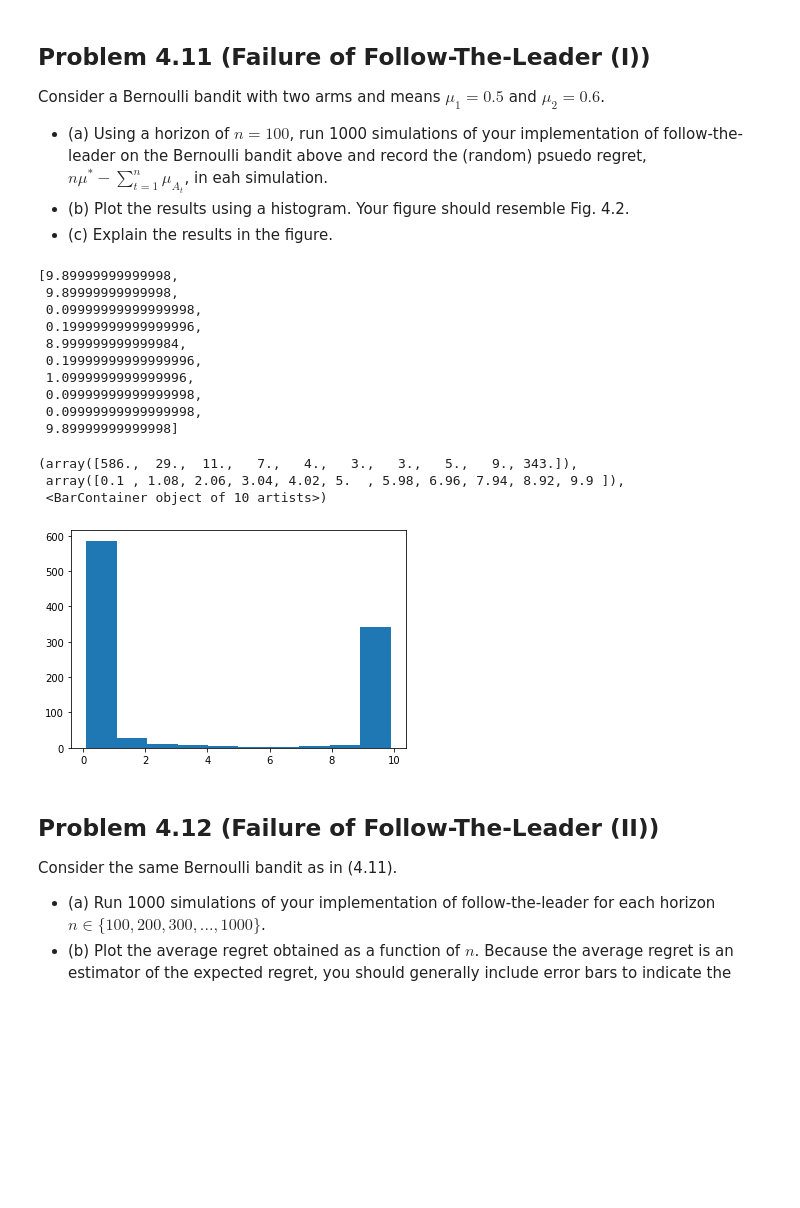
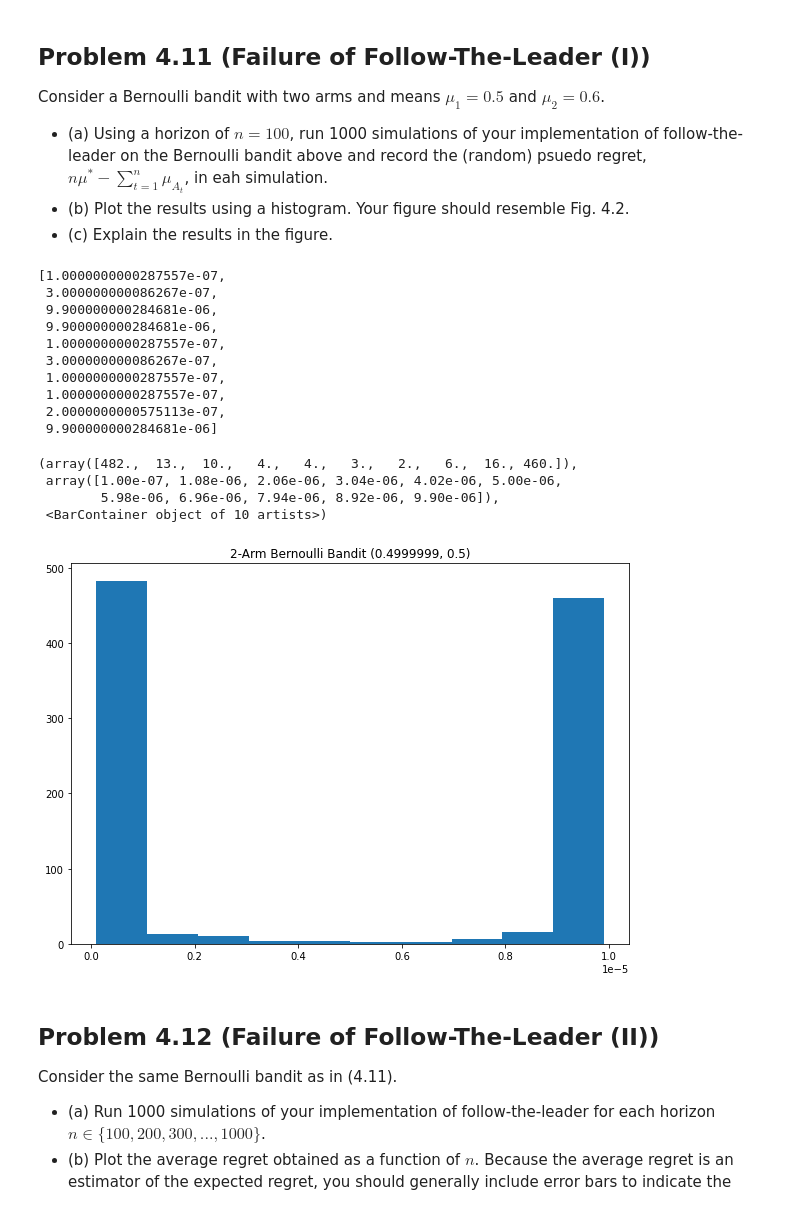
Before and after one commit to hunter-heidenreich/Bandit-Algorithms, a Jupyter notebook: chapters/04/SolvedProblems.ipynb, the cells around one changed output. Cells and saved outputs as stored; diff of their text form; code cells hidden in the pictures; blank space fills up the shorter version.

```diff
--- a/chapters/04/SolvedProblems.ipynb
+++ b/chapters/04/SolvedProblems.ipynb
@@ -126,29 +126,35 @@ Consider a Bernoulli bandit with two arms and means $\mu_1=0.5$ and $\mu_2 = 0.6
 # %%
 # Part (a)
 n = 100
-regs = [FollowTheLeader(BernoulliBandit((0.5, 0.6)), n) for _ in tqdm(range(1000))]
+mu0 = 0.4999999
+mu1 = 0.5
+
+regs = [FollowTheLeader(BernoulliBandit((mu0, mu1)), n) for _ in tqdm(range(1000))]
 # %%
 # preview 10 rounds
 regs[:10]
 # %% [output]
-[9.89999999999998,
- 9.89999999999998,
- 0.09999999999999998,
- 0.19999999999999996,
- 8.999999999999984,
- 0.19999999999999996,
- 1.0999999999999996,
- 0.09999999999999998,
- 0.09999999999999998,
- 9.89999999999998]
+[1.0000000000287557e-07,
+ 3.000000000086267e-07,
+ 9.900000000284681e-06,
+ 9.900000000284681e-06,
+ 1.0000000000287557e-07,
+ 3.000000000086267e-07,
+ 1.0000000000287557e-07,
+ 1.0000000000287557e-07,
+ 2.0000000000575113e-07,
+ 9.900000000284681e-06]
 # %%
 # Part (b)
+plt.figure(figsize=(10,7))
+plt.title(f'2-Arm Bernoulli Bandit ({mu0}, {mu1})')
 plt.hist(regs, bins=10)
 # %% [output]
-(array([586.,  29.,  11.,   7.,   4.,   3.,   3.,   5.,   9., 343.]),
- array([0.1 , 1.08, 2.06, 3.04, 4.02, 5.  , 5.98, 6.96, 7.94, 8.92, 9.9 ]),
+(array([482.,  13.,  10.,   4.,   4.,   3.,   2.,   6.,  16., 460.]),
+ array([1.00e-07, 1.08e-06, 2.06e-06, 3.04e-06, 4.02e-06, 5.00e-06,
+        5.98e-06, 6.96e-06, 7.94e-06, 8.92e-06, 9.90e-06]),
  <BarContainer object of 10 artists>)
-[figure, old version]
+[figure, new version]
 # %% [markdown]
 ## Problem 4.12 (Failure of Follow-The-Leader (II))
 
```
Also changed, not shown: parts of 2 cells of this notebook, 1 other file.
